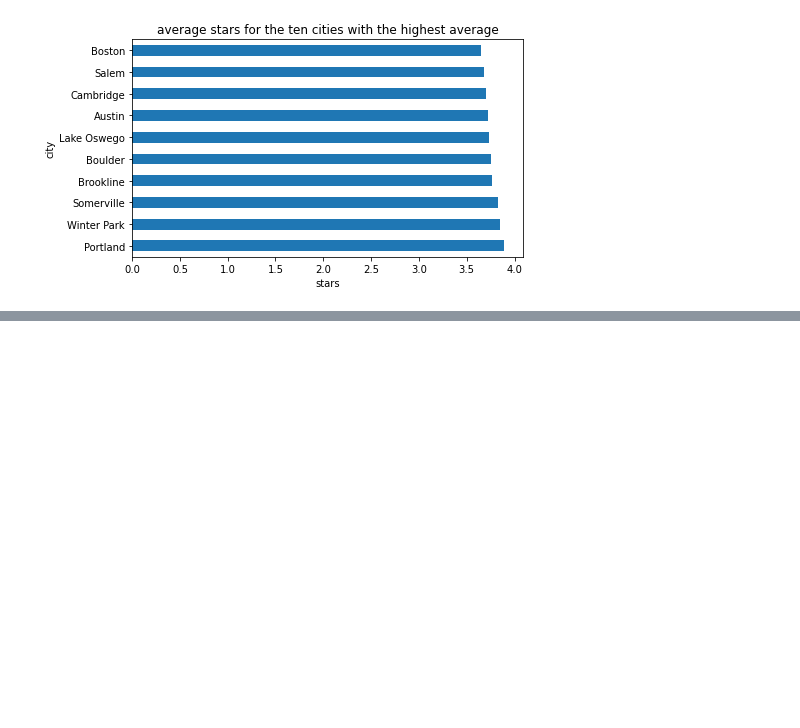
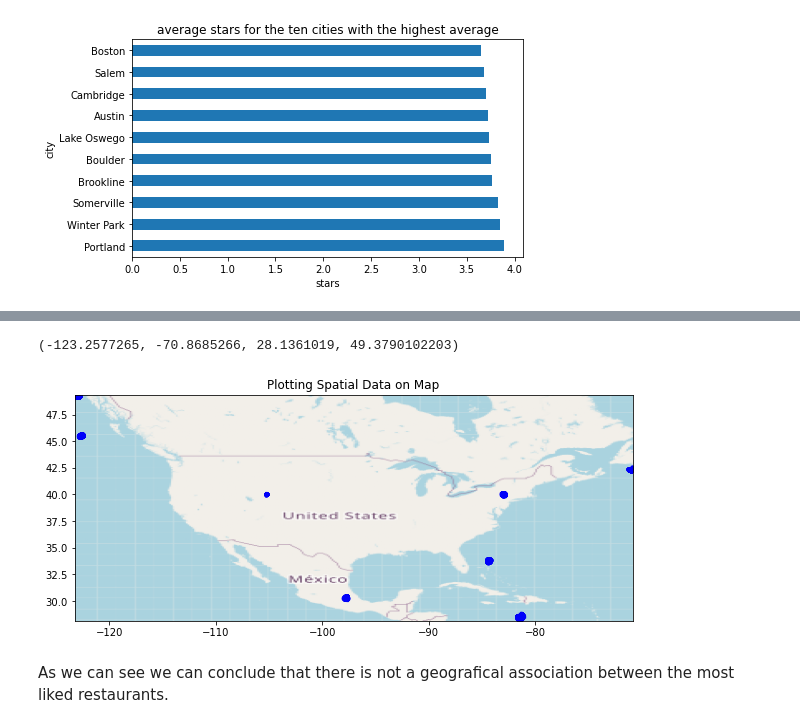
Before and after one commit to lucarossi9/Statistical-computation-project-2, a Jupyter notebook: An analysis on the ratings.ipynb, the cells around one changed output, grey strips where cells are left out. Drawn from its saved outputs; the diff is of its cells as text; code cells hidden in the pictures; blank space fills up the shorter version.

```diff
--- a/An analysis on the ratings.ipynb
+++ b/An analysis on the ratings.ipynb
@@ -193,0 +212,22 @@ As we can notice, the city with the highest average star is Portland with an ave
+# %%
+### we define the Bounding Box to plot
+
+BBox = (df_activities.longitude.min(),   df_activities.longitude.max(),
+         df_activities.latitude.min(), df_activities.latitude.max())
+print(BBox)
+# %% [output]
+(-123.2577265, -70.8685266, 28.1361019, 49.3790102203)
+# %%
+ruh_m = plt.imread('map.png')
+# %%
+fig, ax = plt.subplots(figsize = (10,10))
+ax.scatter(df_activities.longitude, df_activities.latitude, zorder=1, alpha= 0.2, c='b', s=10)
+ax.set_title('Plotting Spatial Data on Map')
+ax.set_xlim(BBox[0],BBox[1])
+ax.set_ylim(BBox[2],BBox[3])
+ax.imshow(ruh_m, zorder=0, extent = BBox, aspect= 'equal')
+plt.show()
+# %% [output]
+[figure, added]
+# %% [markdown]
+As we can see we can conclude that there is not a geografical association between the most liked restaurants.
```
Also changed, not shown: parts of 29 cells of this notebook.
